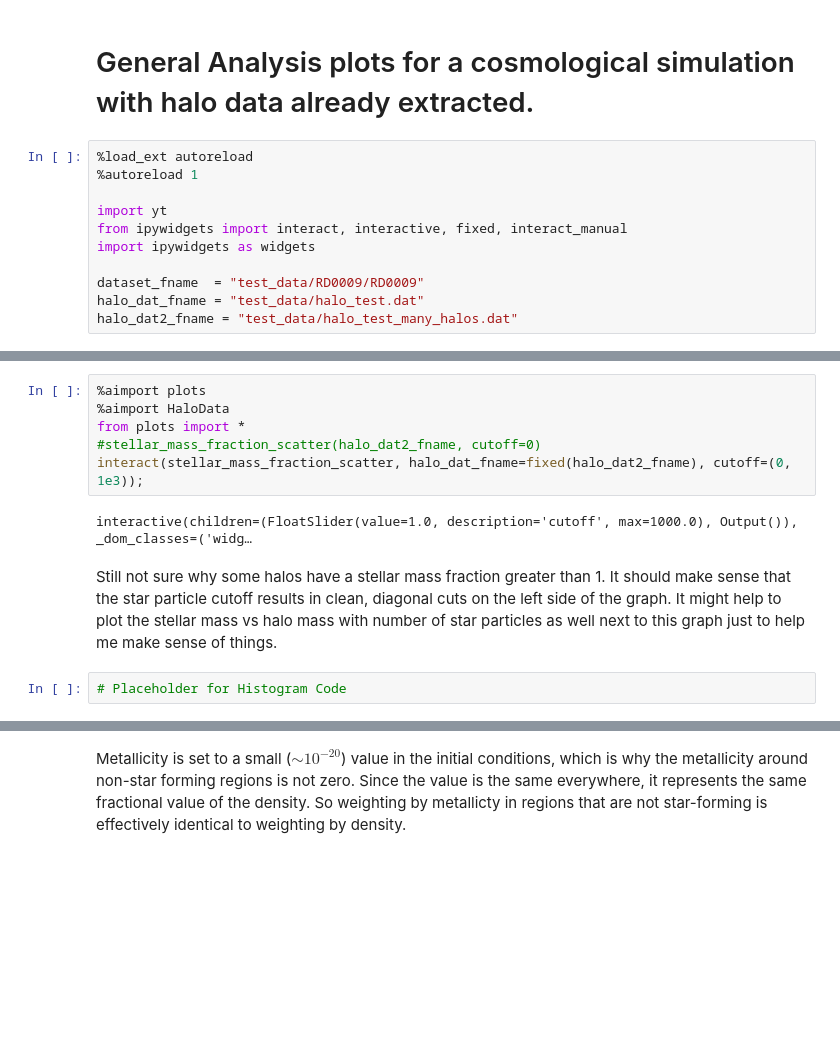
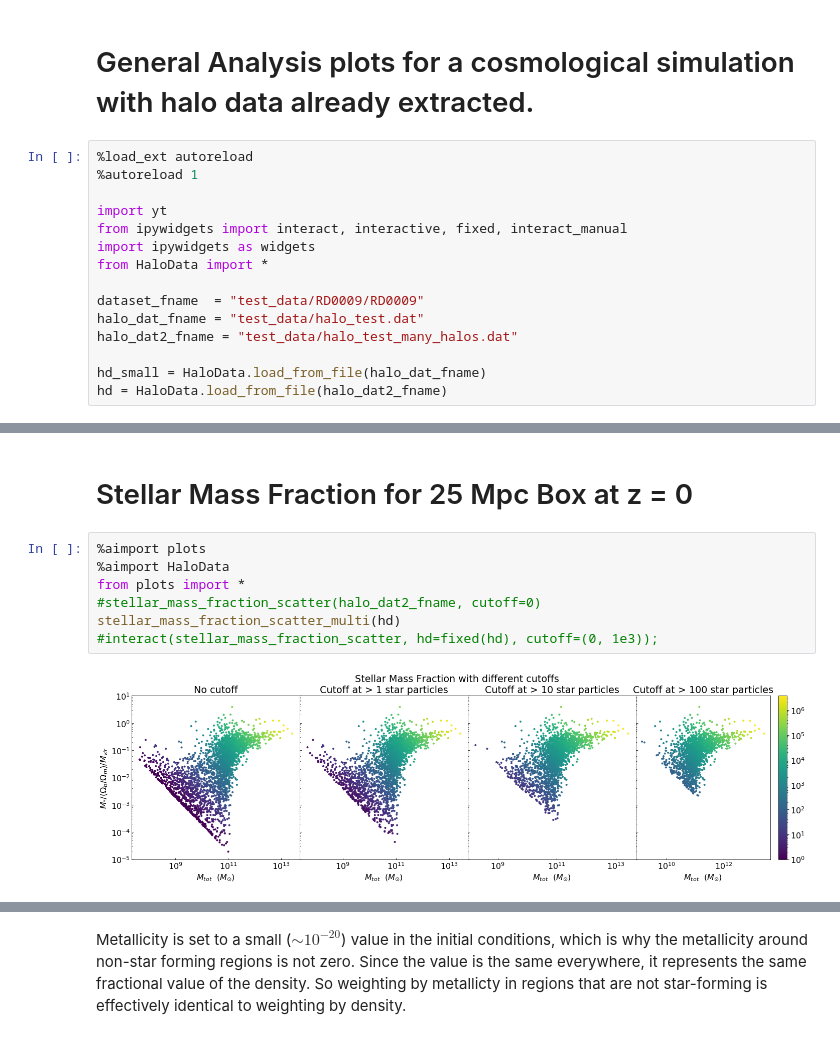
Before and after one commit to cjllorente827/comp_structure_research, a Jupyter notebook: general_analysis/plots.ipynb, the cells around one changed output, grey strips where cells are left out. Saved outputs shown, nothing was run; the diff lists cells and outputs as text; blank space fills up the shorter version.

Commit message:
Added histogram and data reduction for stellar mass fraction plots along with plenty of notes. Touched up general analysis graphs.

```diff
--- a/general_analysis/plots.ipynb
+++ b/general_analysis/plots.ipynb
@@ -7,7 +7,11 @@
 import yt
 from ipywidgets import interact, interactive, fixed, interact_manual
 import ipywidgets as widgets
+from HaloData import *
 
 dataset_fname  = "test_data/RD0009/RD0009"
 halo_dat_fname = "test_data/halo_test.dat"
 halo_dat2_fname = "test_data/halo_test_many_halos.dat"
+
+hd_small = HaloData.load_from_file(halo_dat_fname)
+hd = HaloData.load_from_file(halo_dat2_fname)
@@ -45,12 +53,11 @@ True
+# %% [markdown]
+# Stellar Mass Fraction for 25 Mpc Box at z = 0
 # %%
 %aimport plots
 %aimport HaloData
 from plots import *
 #stellar_mass_fraction_scatter(halo_dat2_fname, cutoff=0)
-interact(stellar_mass_fraction_scatter, halo_dat_fname=fixed(halo_dat2_fname), cutoff=(0, 1e3));
+stellar_mass_fraction_scatter_multi(hd)
+#interact(stellar_mass_fraction_scatter, hd=fixed(hd), cutoff=(0, 1e3));
 # %% [output]
-interactive(children=(FloatSlider(value=1.0, description='cutoff', max=1000.0), Output()), _dom_classes=('widg…
+[figure, added]
-# %% [markdown]
-Still not sure why some halos have a stellar mass fraction greater than 1. It should make sense that the star particle cutoff results in clean, diagonal cuts on the left side of the graph. It might help to plot the stellar mass vs halo mass with number of star particles as well next to this graph just to help me make sense of things.
-# %%
-# Placeholder for Histogram Code
```
Also changed, not shown: parts of 10 cells of this notebook, 1 other file.
